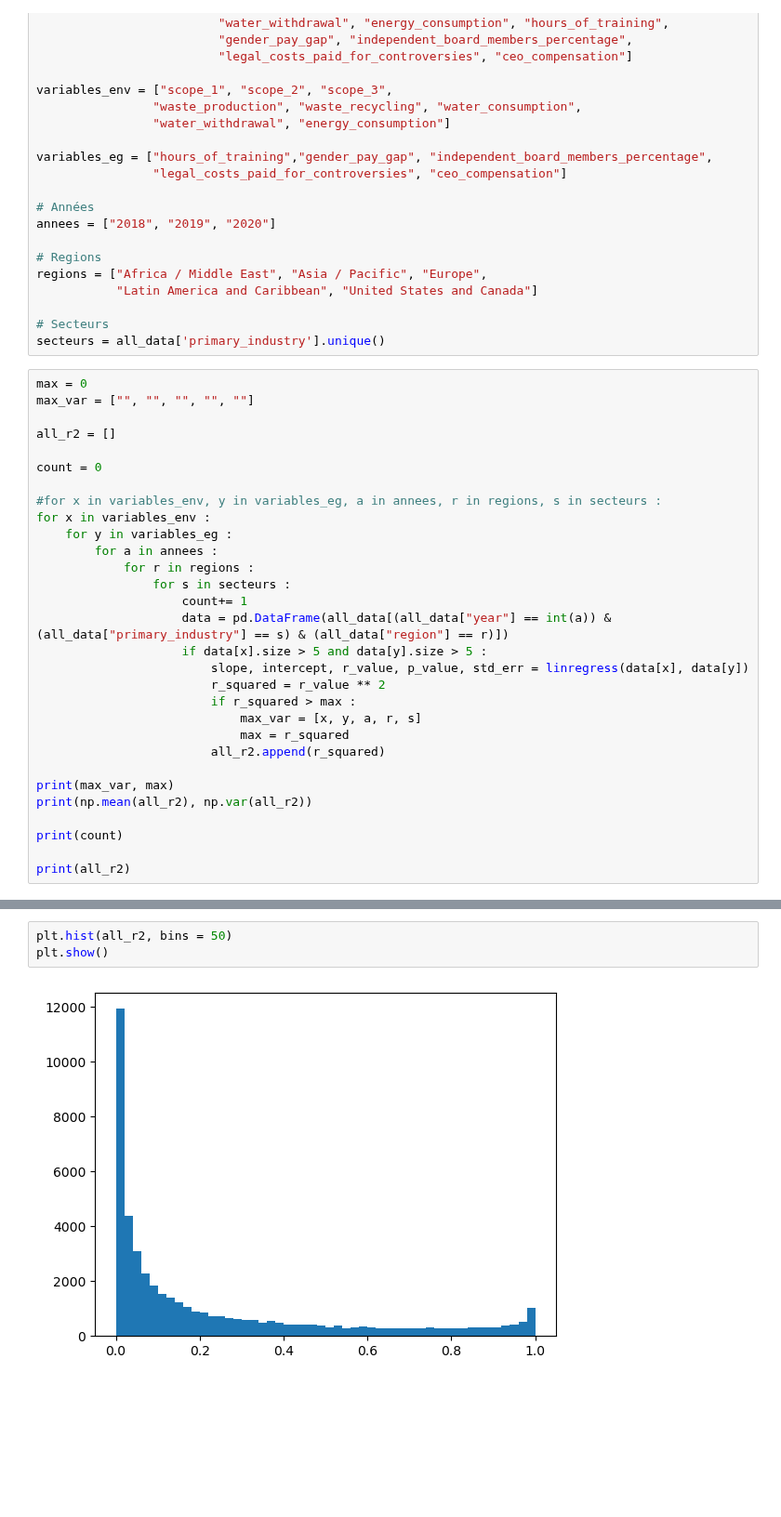
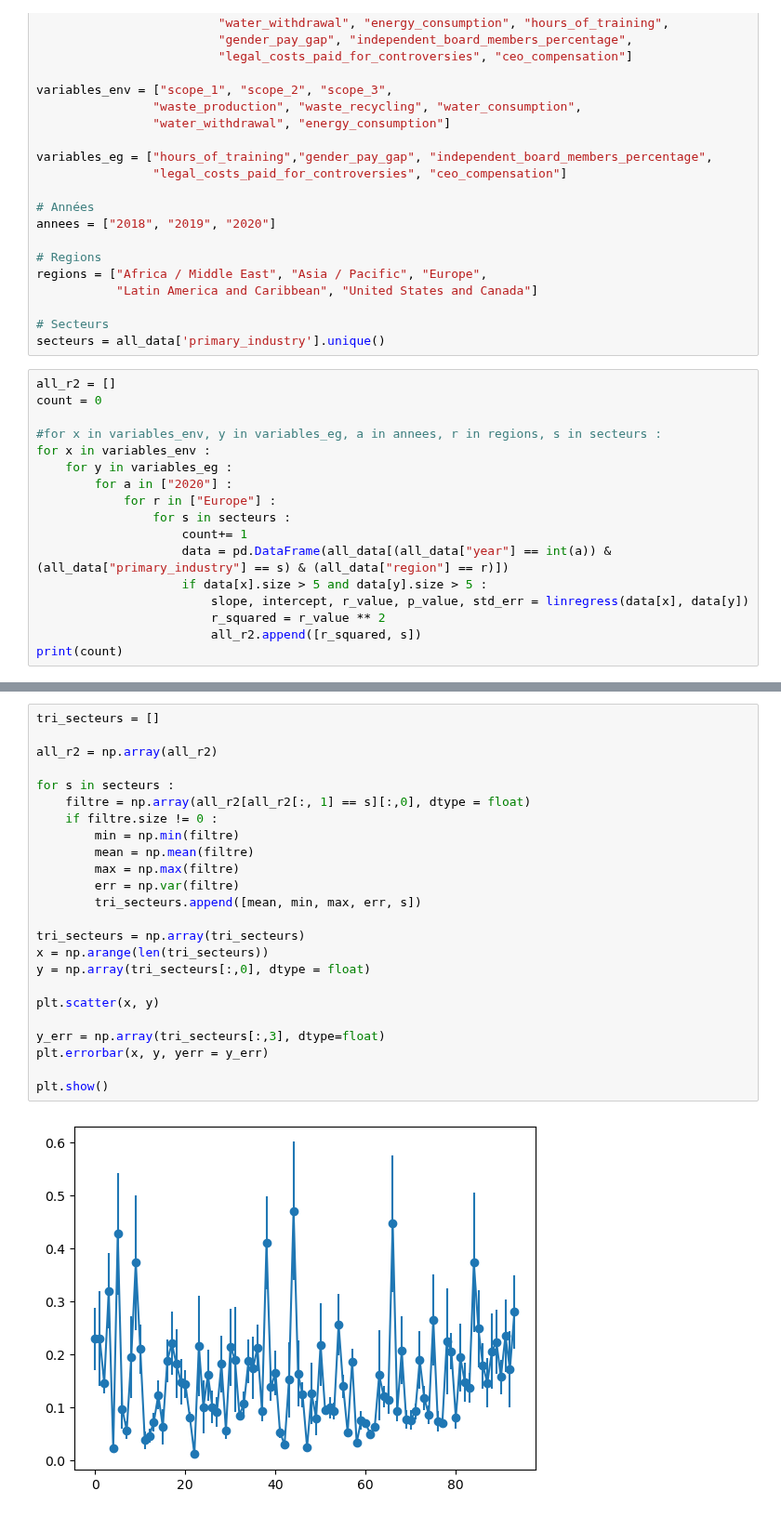
Before and after one commit to pierperri/StatApp, a Jupyter notebook: Meilleure prédiction.ipynb, the cells around one changed output, grey strips where cells are left out. Shown at 93% size. Drawn from its saved outputs; the diff is of its cells as text; blank space fills up the shorter version.

```diff
--- a/Meilleure prédiction.ipynb
+++ b/Meilleure prédiction.ipynb
@@ -42,33 +42,20 @@ regions = ["Africa / Middle East", "Asia / Pacific", "Europe",
 # Secteurs
 secteurs = all_data['primary_industry'].unique()
 # %%
-max = 0
-max_var = ["", "", "", "", ""]
-
 all_r2 = []
-
 count = 0
 
 #for x in variables_env, y in variables_eg, a in annees, r in regions, s in secteurs :
 for x in variables_env :
     for y in variables_eg :
-        for a in annees :
-            for r in regions :
+        for a in ["2020"] :
+            for r in ["Europe"] :
                 for s in secteurs :
                     count+= 1
                     data = pd.DataFrame(all_data[(all_data["year"] == int(a)) & (all_data["primary_industry"] == s) & (all_data["region"] == r)])
                     if data[x].size > 5 and data[y].size > 5 :
                         slope, intercept, r_value, p_value, std_err = linregress(data[x], data[y])
                         r_squared = r_value ** 2
-                        if r_squared > max :
-                            max_var = [x, y, a, r, s]
-                            max = r_squared
-                        all_r2.append(r_squared)
-
-print(max_var, max)
-print(np.mean(all_r2), np.var(all_r2))
-
+                        all_r2.append([r_squared, s])
 print(count)
-
-print(all_r2)
 # %% [output]
@@ -79,5 +63,26 @@ print(all_r2)
-# %%
-plt.hist(all_r2, bins = 50)
-plt.show()
-# %% [output]
-[figure, removed]
+# %%
+tri_secteurs = []
+
+all_r2 = np.array(all_r2)
+
+for s in secteurs :
+    filtre = np.array(all_r2[all_r2[:, 1] == s][:,0], dtype = float)
+    if filtre.size != 0 :
+        min = np.min(filtre)
+        mean = np.mean(filtre)
+        max = np.max(filtre)
+        err = np.var(filtre)
+        tri_secteurs.append([mean, min, max, err, s])
+
+tri_secteurs = np.array(tri_secteurs)
+x = np.arange(len(tri_secteurs))
+y = np.array(tri_secteurs[:,0], dtype = float)
+
+plt.scatter(x, y)
+
+y_err = np.array(tri_secteurs[:,3], dtype=float)
+plt.errorbar(x, y, yerr = y_err)
+
+plt.show()
+# %% [output]
+[figure, added]
```
Also changed, not shown: parts of 1 cell of this notebook.
